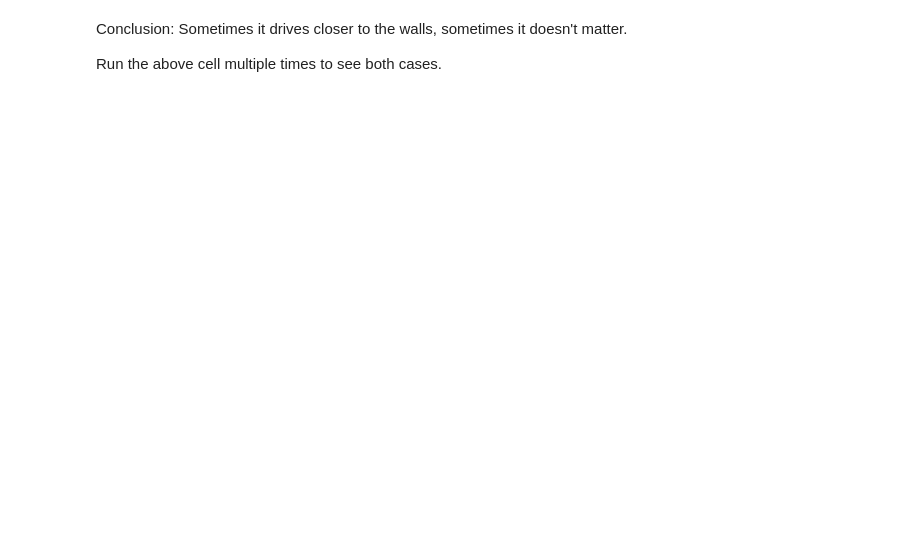
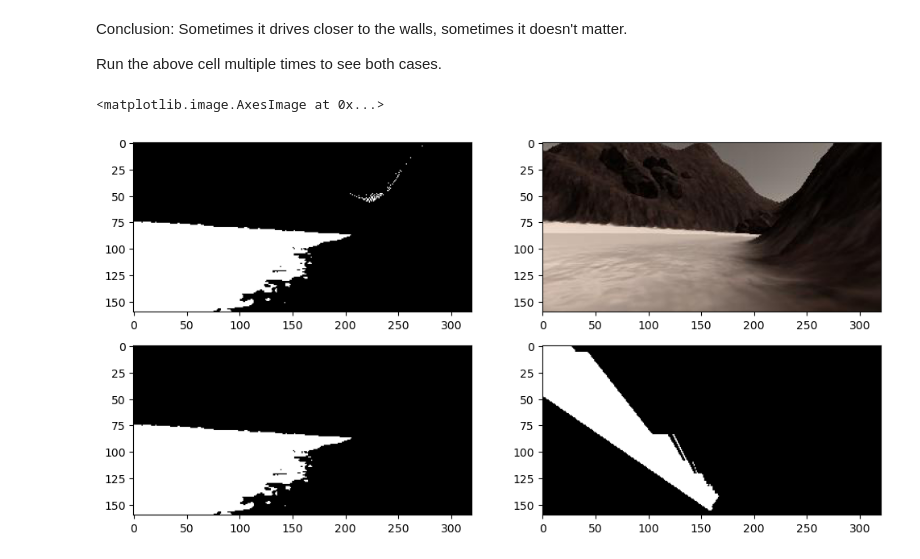
Before and after one commit to marwan0x/marsRover, a Jupyter notebook: code/Lab 3 - Vision Project Walkthrough.ipynb, the cells around one changed output. Drawn from its saved outputs; the diff is of its cells as text; code cells hidden in the pictures; blank space fills up the shorter version.

```diff
--- a/code/Lab 3 - Vision Project Walkthrough.ipynb
+++ b/code/Lab 3 - Vision Project Walkthrough.ipynb
@@ -270,3 +270,28 @@ plt.arrow(0, 0, x_arrow, y_arrow, color='red', zorder=2, head_width=10, width=2)
 Conclusion: Sometimes it drives closer to the walls, sometimes it doesn't matter.
 
 Run the above cell multiple times to see both cases.
+# %%
+def color_thresh2(img, thresh = 180):
+    grayscale = cv2.cvtColor(img, cv2.COLOR_BGR2GRAY)
+    color_select = np.zeros_like(img[:,:,0])
+    above_thresh = grayscale[: , :] > thresh
+
+    color_select[above_thresh] = 1
+    return color_select
+# %%
+grayscale_threshed = color_thresh2(image, thresh = 140)
+grayscale_threshed_masked = rect_mask(grayscale_threshed, width = 320, height = 100)
+grayscale_threshed_masked_warped = perspect_transform(grayscale_threshed_masked, source, destination)
+
+plt.figure(figsize = (12, 6))
+plt.subplot(221)
+plt.imshow(grayscale_threshed, cmap="gray")
+plt.subplot(222)
+plt.imshow(image, cmap="gray")
+plt.subplot(223)
+plt.imshow(grayscale_threshed_masked, cmap="gray")
+plt.subplot(224)
+plt.imshow(grayscale_threshed_masked_warped, cmap="gray")
+# %% [output]
+<matplotlib.image.AxesImage at 0x...>
+[figure, added]
```
Also changed, not shown: parts of 10 cells of this notebook, 3 other files.
